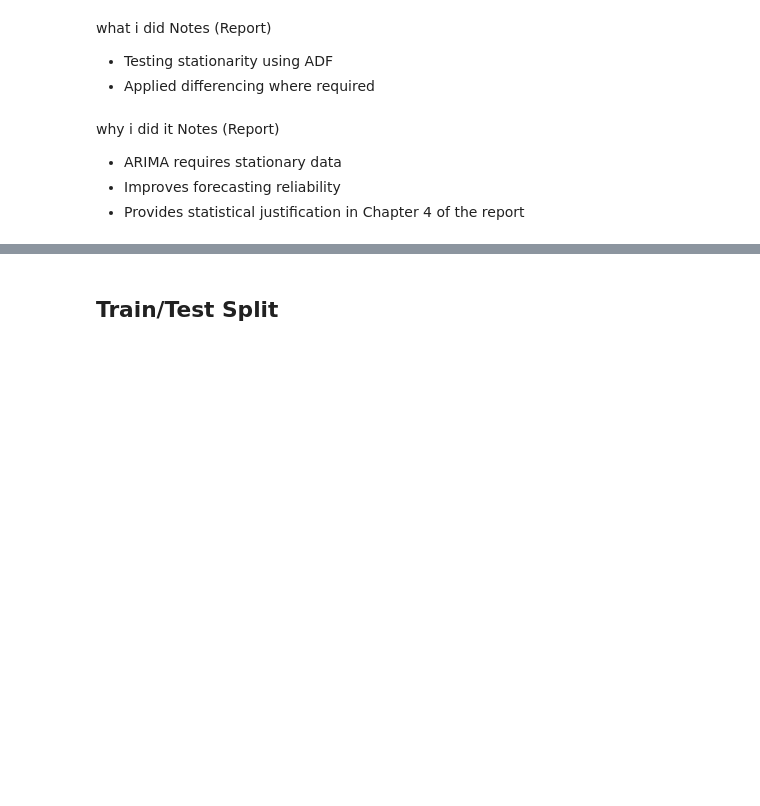
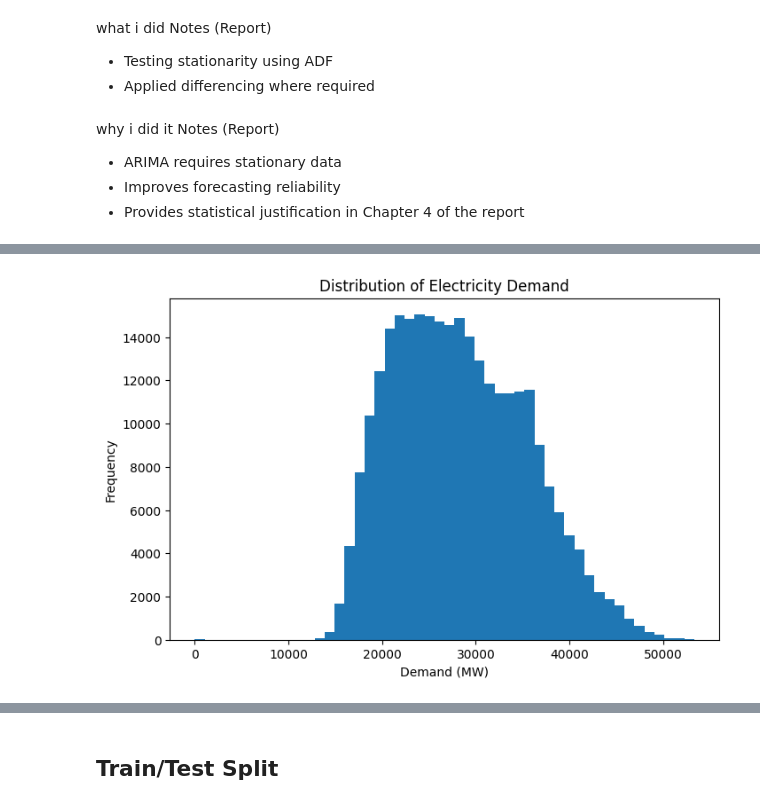
Before and after one commit to 4riell4/energy-consumption-forecasting, a Jupyter notebook: notebooks/01_data_inspection.ipynb, the cells around one changed output, grey strips where cells are left out. Drawn from its saved outputs; the diff is of its cells as text; code cells hidden in the pictures; blank space fills up the shorter version.

```diff
--- a/notebooks/01_data_inspection.ipynb
+++ b/notebooks/01_data_inspection.ipynb
@@ -285,0 +312,10 @@ why i did it Notes (Report)
+# %%
+# Distribution of Demand
+plt.figure(figsize=(8, 5))
+plt.hist(df["demand"], bins=50)
+plt.title("Distribution of Electricity Demand")
+plt.xlabel("Demand (MW)")
+plt.ylabel("Frequency")
+plt.show()
+# %% [output]
+[figure, added]
```
Also changed, not shown: parts of 6 cells of this notebook.
